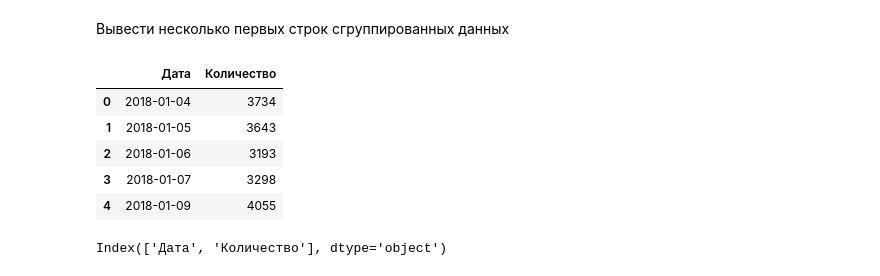
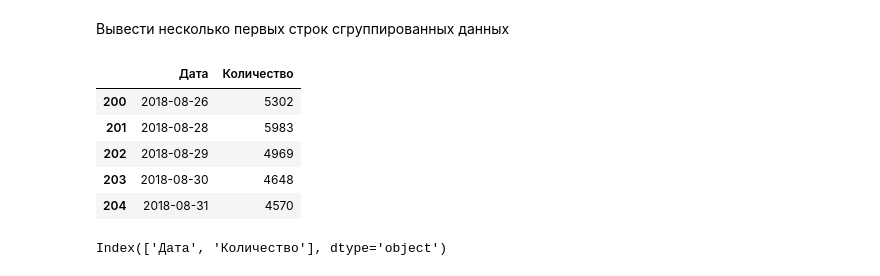
Before and after one commit to Eutuxiiia/project-data-analysis, a Jupyter notebook: python/Блок 3.ipynb, the cells around one changed output. Saved outputs shown, nothing was run; the diff lists cells and outputs as text; code cells hidden in the pictures.

```diff
--- a/python/Блок 3.ipynb
+++ b/python/Блок 3.ipynb
@@ -47,14 +47,14 @@ grouped_df = df.groupby('Дата')['Количество'].sum().reset_index()
 # %% [markdown]
 Вывести несколько первых строк сгруппированных данных
 # %%
-grouped_df.head()
+grouped_df.tail()
 # %% [output]
 |  | Дата | Количество |
-| 0 | 2018-01-04 | 3734 |
-| 1 | 2018-01-05 | 3643 |
-| 2 | 2018-01-06 | 3193 |
-| 3 | 2018-01-07 | 3298 |
-| 4 | 2018-01-09 | 4055 |
+| 200 | 2018-08-26 | 5302 |
+| 201 | 2018-08-28 | 5983 |
+| 202 | 2018-08-29 | 4969 |
+| 203 | 2018-08-30 | 4648 |
+| 204 | 2018-08-31 | 4570 |
 # %%
 grouped_df.columns
 # %% [output]
```
Also changed, not shown: parts of 21 cells of this notebook, 1 other file.
